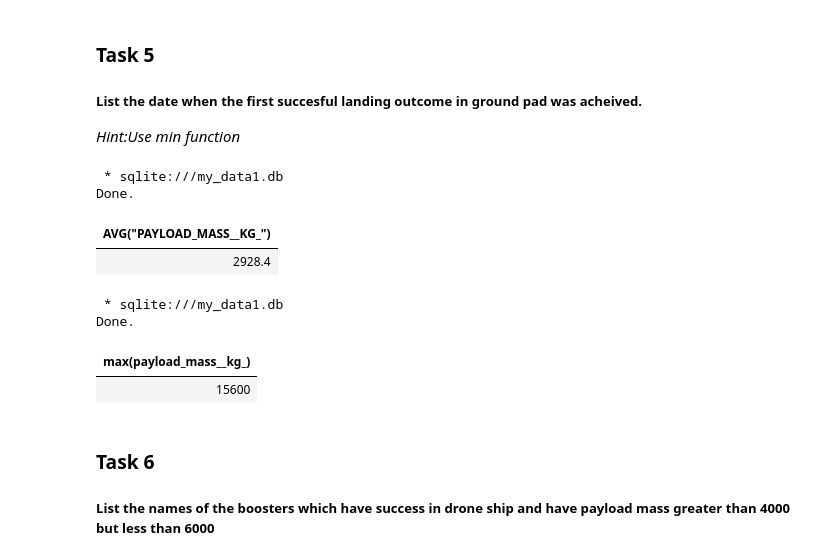
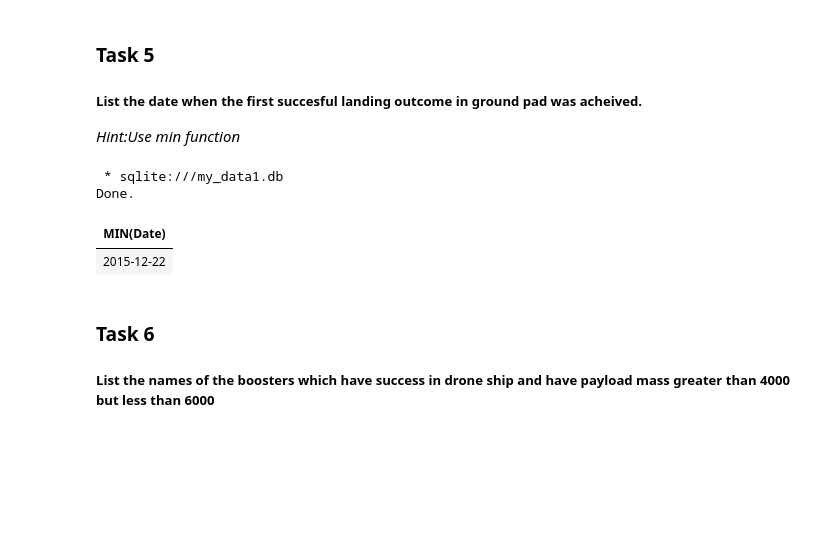
Before and after one commit to arieg88/IBM-Applied-Data-Science-Capstone, a Jupyter notebook: eda_sql_coursera_sqllite.ipynb, the cells around one changed output. Cells and saved outputs as stored; diff of their text form; code cells hidden in the pictures; blank space fills up the shorter version.

```diff
--- a/eda_sql_coursera_sqllite.ipynb
+++ b/eda_sql_coursera_sqllite.ipynb
@@ -197,22 +203,14 @@ Done.
 _Hint:Use min function_
 # %%
 %%sql
-SELECT AVG("PAYLOAD_MASS__KG_")
+SELECT MIN(Date)
 FROM SPACEXTABLE
-WHERE Booster_Version LIKE "F9 v1.1";
+WHERE Landing_Outcome LIKE 'Success%';
 # %% [output]
  * sqlite:///my_data1.db
 Done.
-| AVG("PAYLOAD_MASS__KG_") |
-| 2928.4 |
+| MIN(Date) |
+| 2015-12-22 |
-# %%
-%%sql
-select max(payload_mass__kg_) from SPACEXTABLE
-# %% [output]
- * sqlite:///my_data1.db
-Done.
-| max(payload_mass__kg_) |
-| 15600 |
 # %% [markdown]
 ### Task 6
 
```
Also changed, not shown: parts of 2 cells of this notebook.
